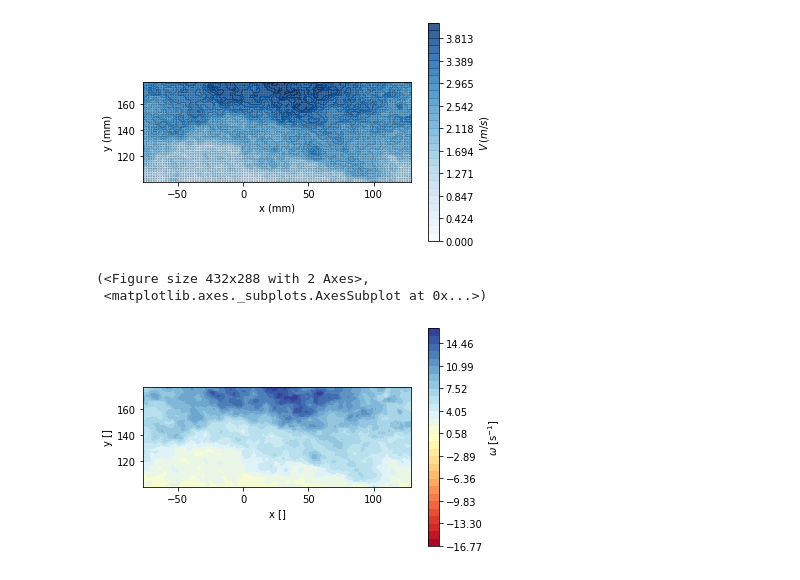
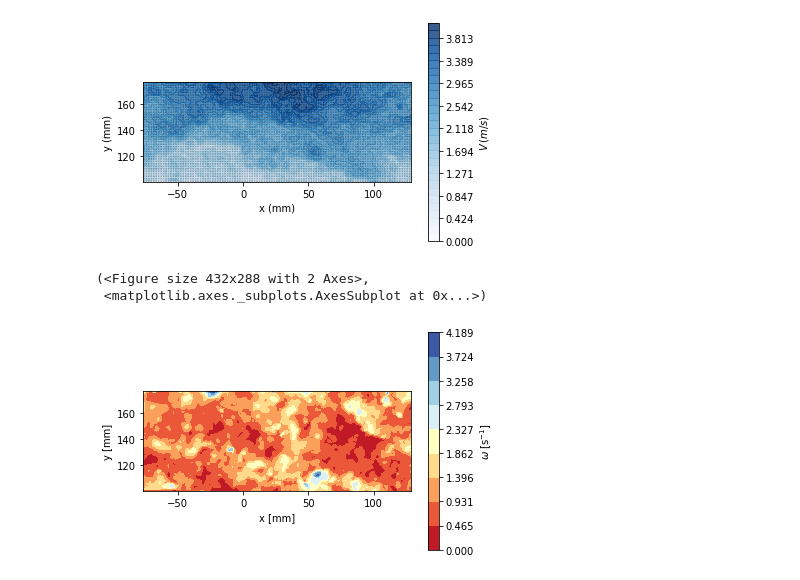
Before and after one commit to alexlib/pivpy, a Jupyter notebook: examples/notebooks/test_urban_canopy.ipynb, the cells around one changed output. Cells and saved outputs as stored; diff of their text form; code cells hidden in the pictures.

Commit message:
now units everywhere are units = data.attrs['units']

```diff
--- a/examples/notebooks/test_urban_canopy.ipynb
+++ b/examples/notebooks/test_urban_canopy.ipynb
@@ -73,10 +73,10 @@ graphics.quiver(data.where(data.y>100,drop=True).mean(dim='t'),units=['mm','mm',
 (<Figure size 432x288 with 2 Axes>,
  <matplotlib.axes._subplots.AxesSubplot at 0x...>)
 [figure]
-# %%
-graphics.contour_plot(data.where(data.y>100,drop=True).mean(dim='t').piv.tke())
-# looks strange
-# %% [output]
-(<Figure size 432x288 with 2 Axes>,
- <matplotlib.axes._subplots.AxesSubplot at 0x...>)
-[figure, removed]
+# %%
+# and some cool plot of average TKE above the canopy
+graphics.contour_plot(data.piv.tke().mean(dim='t').where(data.y > 100,drop=True),units=data.attrs['units'])
+# %% [output]
+(<Figure size 432x288 with 2 Axes>,
+ <matplotlib.axes._subplots.AxesSubplot at 0x...>)
+[figure, added]
```
Also changed, not shown: 2 other files.
